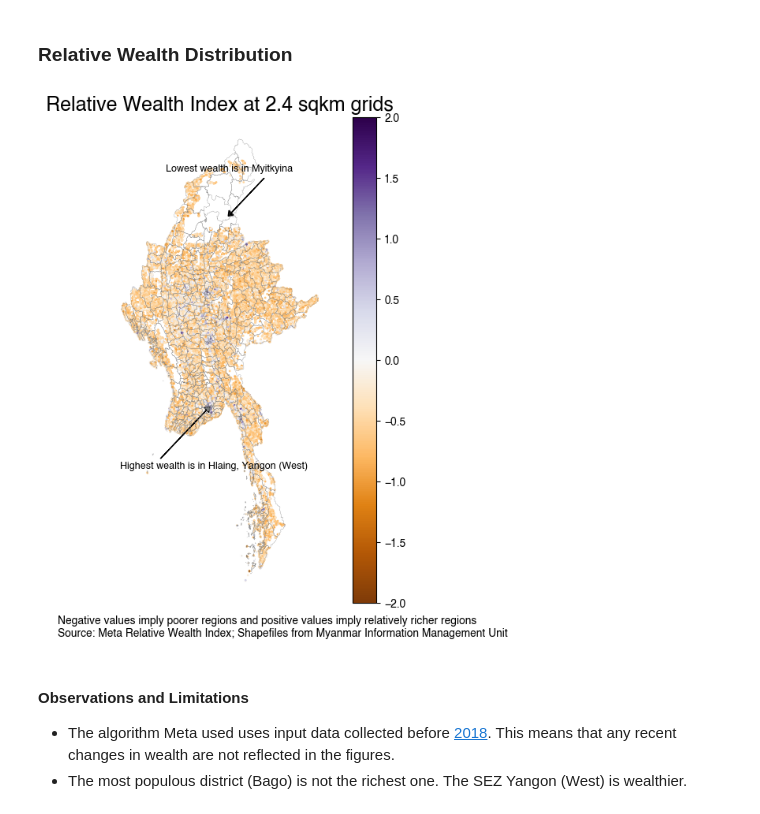
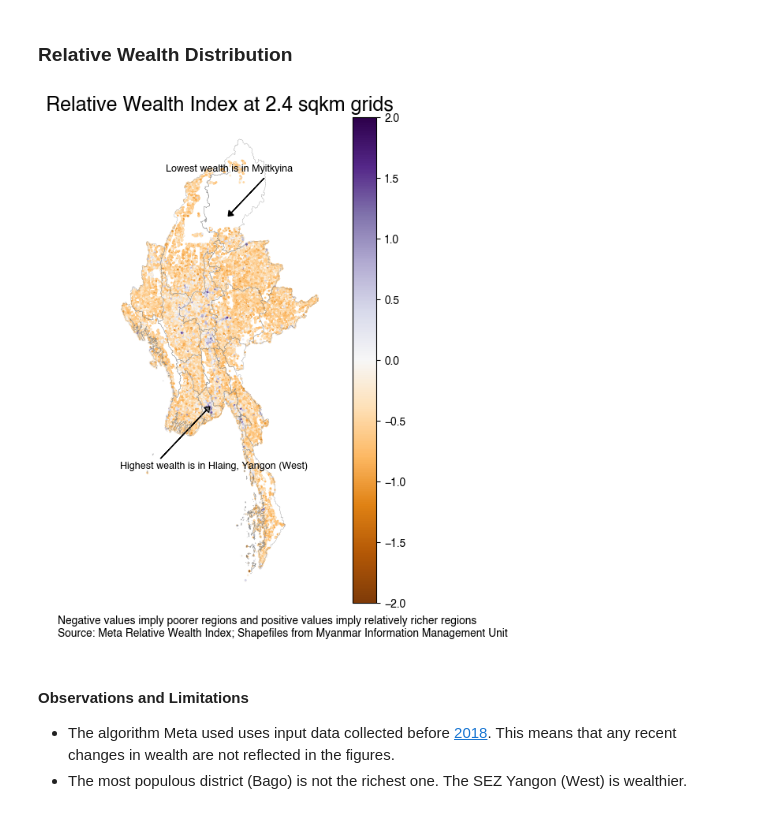
Before and after one commit to datapartnership/myanmar_economic_monitor, a Jupyter notebook: notebooks/relative-wealth/relative-wealth-index.ipynb, the cells around one changed output. Cells and saved outputs as stored; diff of their text form; code cells hidden in the pictures.

```diff
--- a/notebooks/relative-wealth/relative-wealth-index.ipynb
+++ b/notebooks/relative-wealth/relative-wealth-index.ipynb
@@ -338,8 +338,8 @@ rwi = convert_to_gdf(rwi)
 myanmar_rwi_adm3 = MYANMAR[["ST", "DT", "TS", "geometry"]].merge(
     MYANMAR.sjoin(rwi).groupby(["ST", "DT", "TS"]).mean("rwi").reset_index()
 )
-myanmar_rwi_adm1 = MYANMAR[["ST", "geometry"]].merge(
-    MYANMAR.sjoin(rwi).groupby(["ST"]).mean("rwi").reset_index()
+myanmar_rwi_adm1 = MYANMAR_ADM1[["ST", "geometry"]].merge(
+    MYANMAR_ADM1.sjoin(rwi).groupby(["ST"]).mean("rwi").reset_index()
 )
 # %%
 highest_rwi = myanmar_rwi_adm3.sort_values(by="rwi", ascending=False).iloc[0]
@@ -352,7 +352,7 @@ lowest_rwi_adm2 = myanmar_rwi_adm1.sort_values(by="rwi", ascending=True).iloc[0]
 # %%
 fig, ax = plt.subplots(figsize=(8, 8))
 plt.axis("off")
-myanmar_rwi_adm3.boundary.plot(ax=ax, linewidth=0.2, color="grey")
+myanmar_rwi_adm1.boundary.plot(ax=ax, linewidth=0.2, color="grey")
 rwi.plot(column="rwi", legend=True, ax=ax, markersize=1, cmap="PuOr", vmin=-2, vmax=2)
 
 highest_centroid = highest_rwi["geometry"].centroid
@@ -382,34 +382,34 @@ ax.text(
 lowest_centroid = lowest_rwi["geometry"].centroid
 
 plt.arrow(
     lowest_centroid.x + 1.5,
     lowest_centroid.y + 1.5,
     -1.5,
     -1.5,
     head_width=0.3,
     head_length=0.2,
     fc="black",
     ec="black",
 )
 
 text_dx = -3  # Adjust for text placement
 text_dy = 1.7  # Adjust for text placement
 ax.text(
     lowest_centroid.x + text_dx,
     lowest_centroid.y + text_dy,
     f'Lowest wealth is in {lowest_rwi["TS"]}',
     fontsize=9,
     ha="left",
     va="bottom",
 )
 
 
 plt.title("Relative Wealth Index at 2.4 sqkm grids", fontsize=18, ha="center")
 
 subtitle_text = "Negative values imply poorer regions and positive values imply relatively richer regions\nSource: Meta Relative Wealth Index; Shapefiles from Myanmar Information Management Unit"
 ax.text(-0.25, -0.07, subtitle_text, transform=ax.transAxes, fontsize=10, ha="left");
 # %% [output]
-[figure, old version]
+[figure, new version]
 # %% [markdown]
 #### Observations and Limitations
 
```
Also changed, not shown: parts of 2 cells of this notebook.
